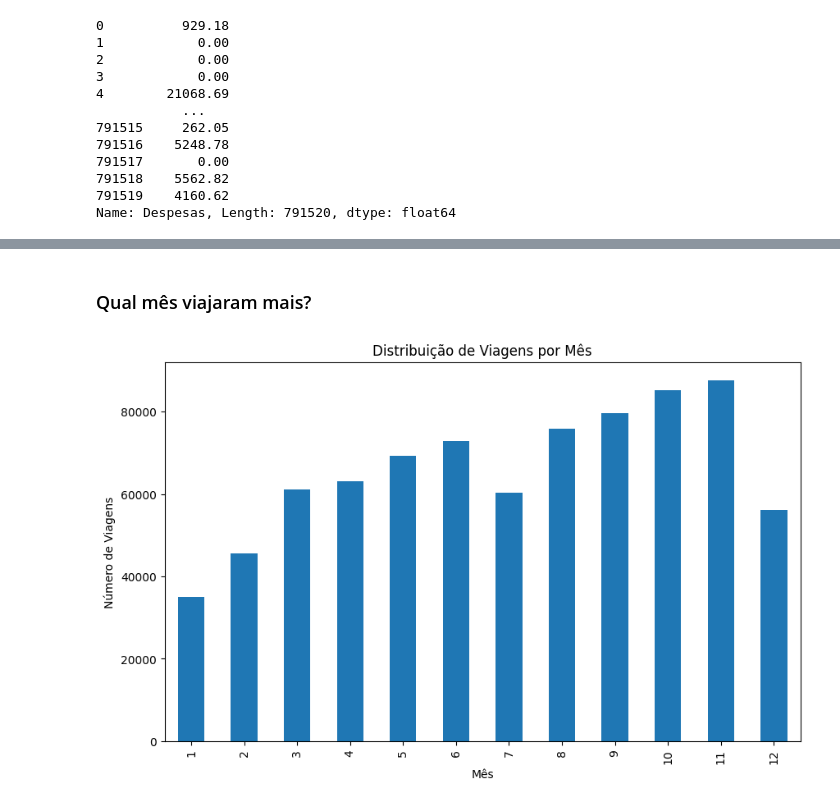
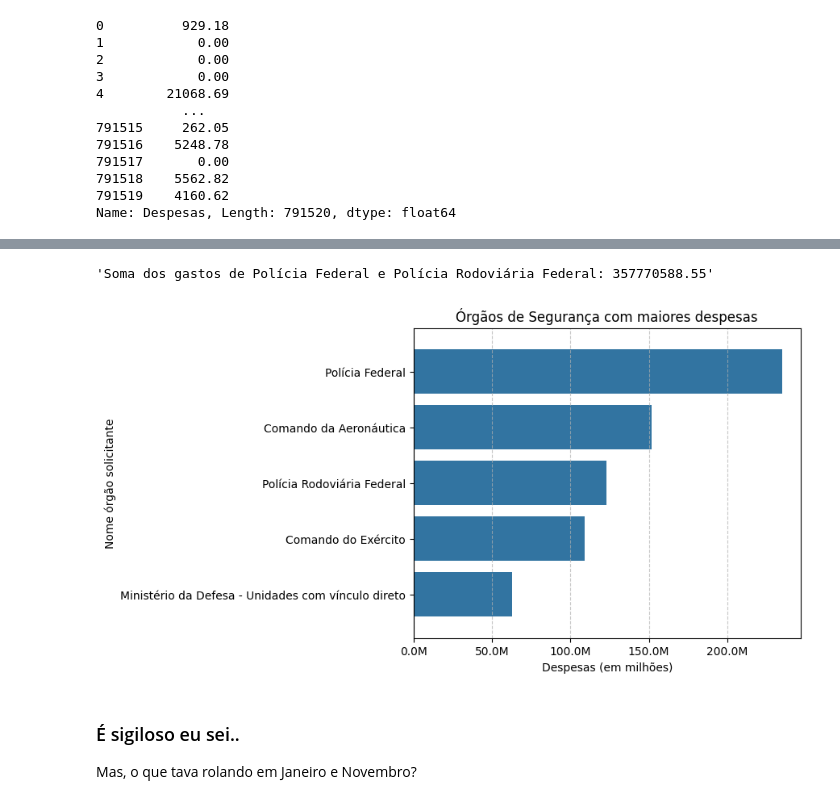
Before and after one commit to esscova/data_analytics, a Jupyter notebook: analises/013/013.ipynb, the cells around one changed output, grey strips where cells are left out. Drawn from its saved outputs; the diff is of its cells as text; code cells hidden in the pictures.

```diff
--- a/analises/013/013.ipynb
+++ b/analises/013/013.ipynb
@@ -334,0 +376,10 @@ df_final.sample()
+# %%
+# filtrar e agregar
+gastos_por_orgao = (
+    df_final[df_final['Nome do órgão superior'].isin(['Ministério da Justiça e Segurança Pública', 'Ministério da Defesa'])]
+    .groupby('Nome órgão solicitante')['Despesas']
+    .sum()
+    .sort_values(ascending=False)
+    .reset_index()
+)
+gastos_por_orgao
@@ -335,12 +395,21 @@ df_final.sample()
+# %%
+# Polícia Federal + Polícia Rodoviária Federal
+soma_policias = gastos_por_orgao[gastos_por_orgao['Nome órgão solicitante'].isin(['Polícia Federal', 'Polícia Rodoviária Federal'])]['Despesas'].sum()
+f"Soma dos gastos de Polícia Federal e Polícia Rodoviária Federal: {soma_policias}"
+# %% [output]
+'Soma dos gastos de Polícia Federal e Polícia Rodoviária Federal: 357770588.55'
+# %%
+sns.barplot(y="Nome órgão solicitante", x="Despesas", data=gastos_por_orgao.head())
+plt.xlabel("Despesas (em milhões)")
+plt.ylabel("Nome órgão solicitante")
+plt.title("Órgãos de Segurança com maiores despesas")
+plt.gca().xaxis.set_major_formatter(plt.FuncFormatter(lambda x, _: f'{x/1e6:.1f}M'))
+plt.subplots_adjust(left=0.2, right=0.95, top=0.9, bottom=0.1)
+plt.margins(y=0.08)
+plt.grid(axis='x', linestyle='--', alpha=0.7)
+plt.show()
+# %% [output]
+[figure, added]
 # %% [markdown]
-### Qual mês viajaram mais?
+### É sigiloso eu sei..
+Mas, o que tava rolando em Janeiro e Novembro?
-# %%
-# Distribuição mensal
-plt.figure(figsize=(10, 6))
-df_final.groupby('Mês da viagem').size().plot(kind='bar')
-plt.title('Distribuição de Viagens por Mês')
-plt.xlabel('Mês')
-plt.ylabel('Número de Viagens')
-plt.show()
-# %% [output]
-[figure, removed]
```
Also changed, not shown: parts of 21 cells of this notebook.
